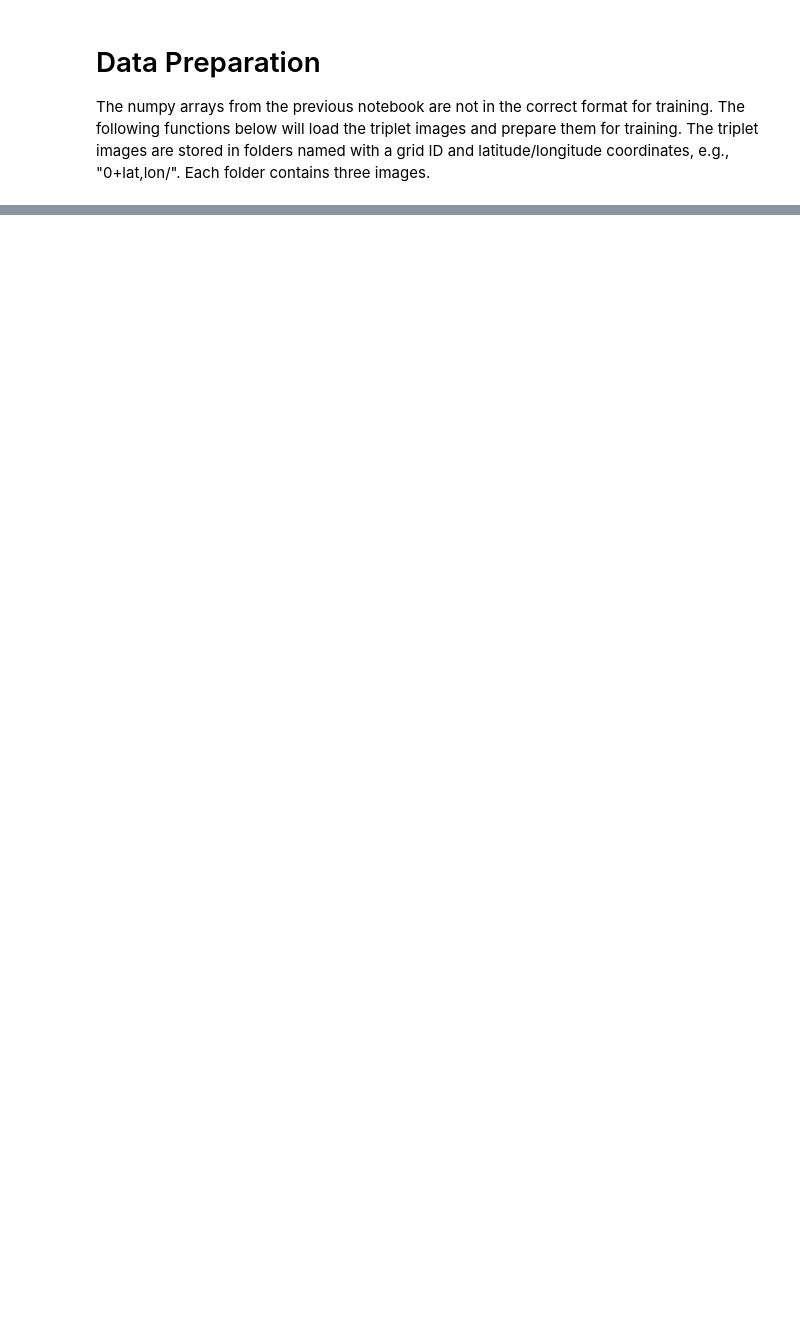
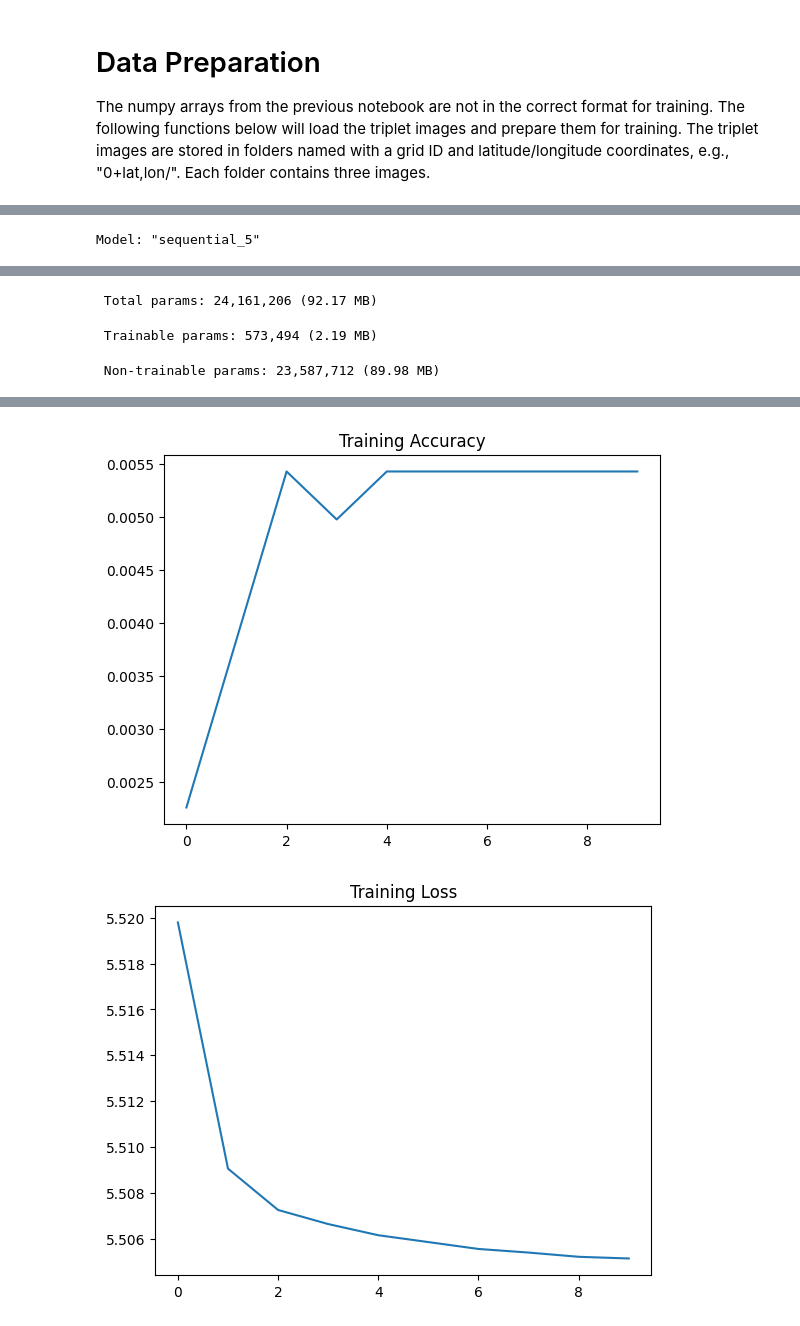
Before and after one commit to samallari/ics635-final-project, a Jupyter notebook: ModelBuilding/model_01.ipynb, the cells around one changed output, grey strips where cells are left out. Drawn from its saved outputs; the diff is of its cells as text; code cells hidden in the pictures; blank space fills up the shorter version.

Commit message:
Added model_01 and evaluation plots

```diff
--- a/ModelBuilding/model_01.ipynb
+++ b/ModelBuilding/model_01.ipynb
@@ -33,19 +19,7 @@ POLYGRID_PATH = "../DataCollection/usaPolygonGrid.pkl"
 # %% [markdown]
 # Data Inspection
 # %%
-# Load train and test filenames
-train_files = np.load(TRAIN_DATA_PATH, allow_pickle=True)
-test_files = np.load(TEST_DATA_PATH, allow_pickle=True)
-
-print(f"Train samples: {len(train_files)}")
-print(f"Test samples: {len(test_files)}")
-
-# Inspect a few examples
-print("\nExample training samples:")
-for f in train_files[:5]:
-    print(f)
-
-# List images inside one folder
-example_folder = os.path.join(IMAGE_DIR, train_files[0])
-print(f"\nImages in {example_folder}:")
-print(os.listdir(example_folder))
+# Load files
+trainFiles = np.load(TRAIN_PATH)
+testFiles = np.load(TEST_PATH)
+usaPolygonGrid = pickle.load(open(POLY_PATH, 'rb'))
@@ -113,0 +81,15 @@ def prepare_batch(file_list, image_dir, input_shape=(3, 300, 600, 3), num_classe
+# %%
+model = build_model(useResnet=True)
+X_train, y_train = read_triplet_data(trainFiles, DATACOMBINED, gridCount=246)
+
+history = model.fit(X_train, y_train, epochs=10, batch_size=4)
+
+plt.plot(history.history['categorical_accuracy'])
+plt.title("Training Accuracy")
+plt.show()
+
+plt.plot(history.history['loss'])
+plt.title("Training Loss")
+plt.show()
+# %% [output]
+Model: "sequential_5"
@@ -113,0 +112,3 @@ def prepare_batch(file_list, image_dir, input_shape=(3, 300, 600, 3), num_classe
+ Total params: 24,161,206 (92.17 MB)
+ Trainable params: 573,494 (2.19 MB)
+ Non-trainable params: 23,587,712 (89.98 MB)
@@ -113,0 +135,2 @@ def prepare_batch(file_list, image_dir, input_shape=(3, 300, 600, 3), num_classe
+[figure, added]
+[figure, added]
```
Also changed, not shown: parts of 12 cells of this notebook, 2 other files.
